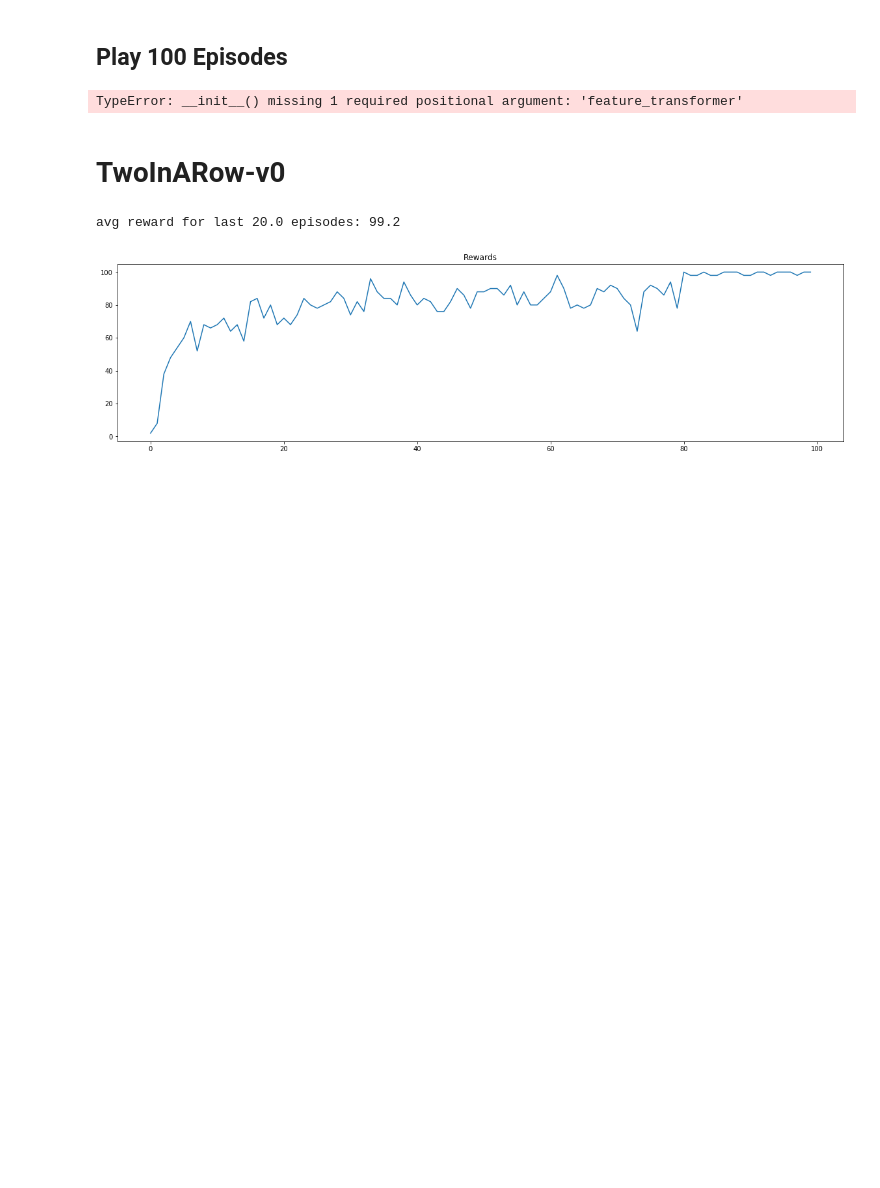
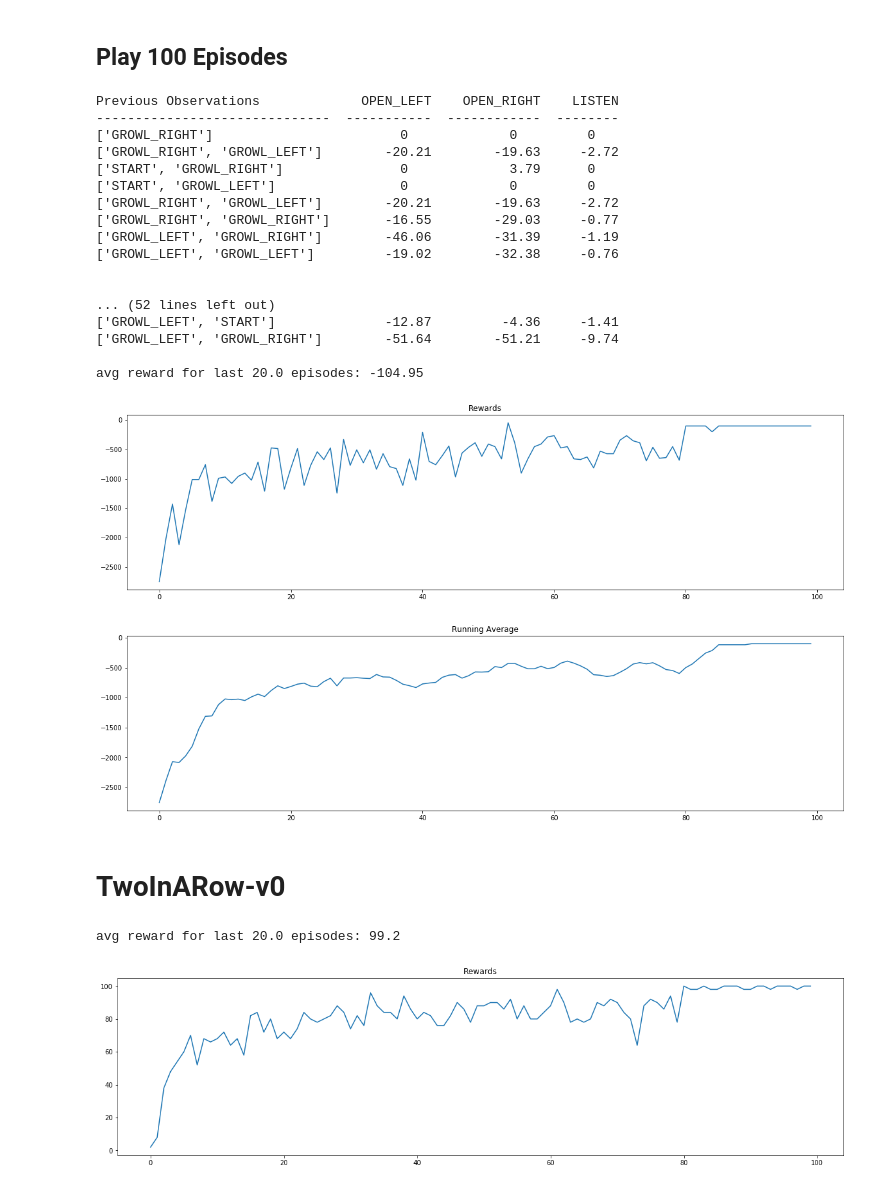
Before and after one commit to jackblandin/research, a Jupyter notebook: experiments/qlearning/basic/qlearner_obs_seq/qlearner-obs-seq.ipynb, the cells around one changed output. Cells and saved outputs as stored; diff of their text form; code cells hidden in the pictures; blank space fills up the shorter version.

Commit message:
Fix tiger_env and QLearnerSeqObsAction (working)

```diff
--- a/experiments/qlearning/basic/qlearner_obs_seq/qlearner-obs-seq.ipynb
+++ b/experiments/qlearning/basic/qlearner_obs_seq/qlearner-obs-seq.ipynb
@@ -118,37 +120,70 @@ o_t-n,...,o_t-1                                 | o_t-1       | a_t-1      | r
 # %% [markdown]
 ## Play 100 Episodes
 # %%
+import gym
+import gym_tiger
+import matplotlib.pyplot as plt
+from experiments.qlearning.basic.utils import play_one, plot_running_avg
+from experiments.qlearning.basic.qlearner_obs_seq.qlearner_obs_seq \
+    import QLearnerObsSeq
+from experiments.qlearning.basic.qlearner_obs_seq.feature_transformer \
+    import SeqFeatureTransformer
+
 env = gym.make('Tiger-v0')
 env.__init__(reward_tiger=-100, reward_gold=10, reward_listen=-1,
-             max_steps_per_episode=500)
-model = QLearnerObsSeq(env, initial_alpha=.5, gamma=.9, alpha_decay=.4, seq_len=3)
+             max_steps_per_episode=100)
+
+seq_len=2
+
+ft = SeqFeatureTransformer()
+
+model = QLearnerObsSeq(env, ft, initial_alpha=.5, gamma=.9, alpha_decay=.4, seq_len=seq_len)
+
 eps = 1
 n = 0
 done = False
 ot = env.reset()
 
 N = 100
 totalrewards = np.empty(N)
 for n in range(N):
     if n >= N - (N/5):
         eps = 0
     else:
         eps = 1.0/np.sqrt(n+1)
     totalreward = play_one(env, model, eps)
     totalrewards[n] = totalreward
     if n % (N/5) == 0:
         print(str(model))
 
 print("avg reward for last {} episodes:".format(N/5),
       totalrewards[int(-1*(N/5)):].mean())
 
 fig, ax = plt.subplots(1, 1, figsize=(20, 5))
 ax.plot(totalrewards)
 ax.set_title("Rewards")
 
 plot_running_avg(totalrewards, window=5)
 # %% [output]
-TypeError: __init__() missing 1 required positional argument: 'feature_transformer'
+Previous Observations             OPEN_LEFT    OPEN_RIGHT    LISTEN
+------------------------------  -----------  ------------  --------
+['GROWL_RIGHT']                        0             0         0
+['GROWL_RIGHT', 'GROWL_LEFT']        -20.21        -19.63     -2.72
+['START', 'GROWL_RIGHT']               0             3.79      0
+['START', 'GROWL_LEFT']                0             0         0
+['GROWL_RIGHT', 'GROWL_LEFT']        -20.21        -19.63     -2.72
+['GROWL_RIGHT', 'GROWL_RIGHT']       -16.55        -29.03     -0.77
+['GROWL_LEFT', 'GROWL_RIGHT']        -46.06        -31.39     -1.19
+['GROWL_LEFT', 'GROWL_LEFT']         -19.02        -32.38     -0.76
+
+
+... (52 lines left out)
+['GROWL_LEFT', 'START']              -12.87         -4.36     -1.41
+['GROWL_LEFT', 'GROWL_RIGHT']        -51.64        -51.21     -9.74
+
+avg reward for last 20.0 episodes: -104.95
+[figure, added]
+[figure, added]
 # %% [markdown]
 # TwoInARow-v0
 # %%
```
Also changed, not shown: parts of 5 cells of this notebook, 6 other files.
